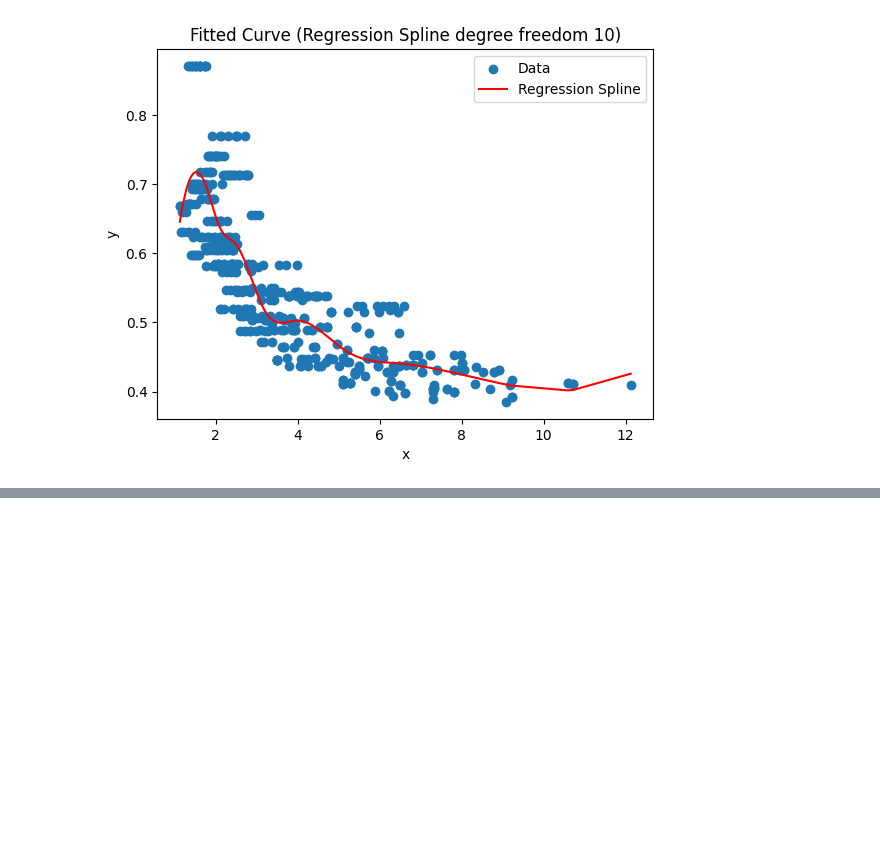
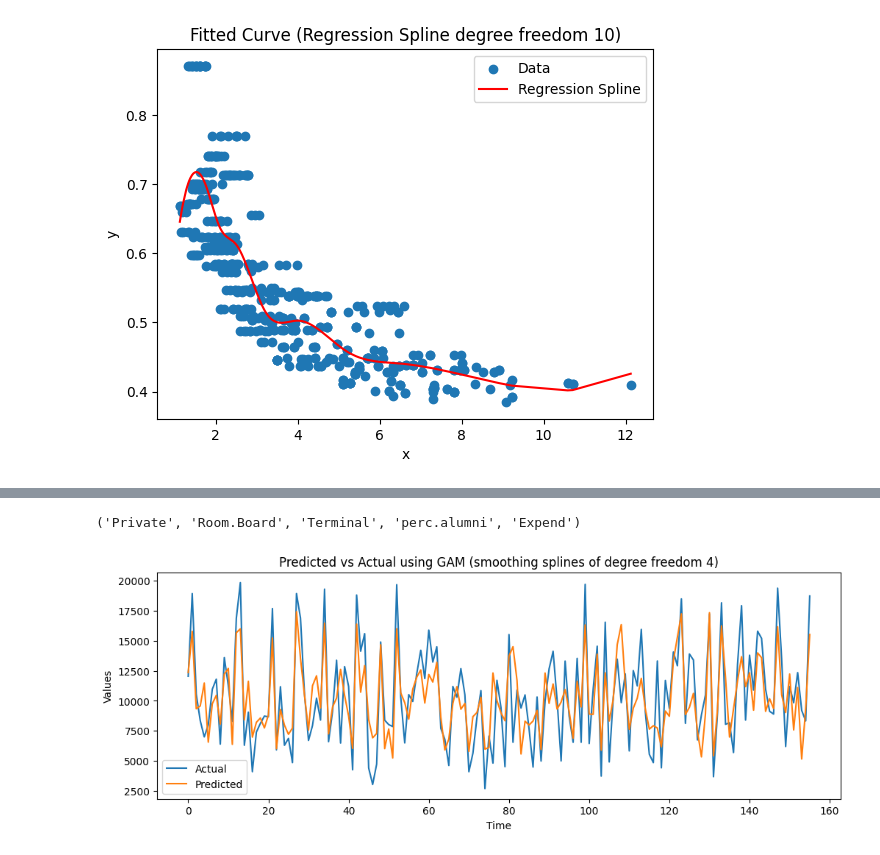
Before and after one commit to QuanPham19/statistical-modeling, a Jupyter notebook: 7-2-practice.ipynb, the cells around one changed output, grey strips where cells are left out. Drawn from its saved outputs; the diff is of its cells as text; code cells hidden in the pictures; blank space fills up the shorter version.

```diff
--- a/7-2-practice.ipynb
+++ b/7-2-practice.ipynb
@@ -232,0 +298,3 @@ plt.show()
+# %%
+College = load_data('College')
+College.head()
@@ -232,0 +308,36 @@ plt.show()
+# %%
+X = College.drop(columns='Outstate')
+X['Private'] = X['Private'].map({'Yes': 1, 'No': 0})
+X = sm.add_constant(X)
+y = College['Outstate']
+
+X_train, X_test, y_train, y_test = train_test_split(X, y, test_size=0.2, random_state=0)
+
+sfs = SequentialFeatureSelector(
+    LinearRegression(),
+    k_features=5,
+    forward=True,
+    scoring='neg_mean_squared_error',
+    cv=None
+    )
+selected_features = sfs.fit(X_train, y_train)
+selected_features.k_feature_names_
+# %% [output]
+('Private', 'Room.Board', 'Terminal', 'perc.alumni', 'Expend')
+# %%
+feature_list = list(selected_features.k_feature_names_)
+X_train, X_test = X_train[feature_list], X_test[feature_list]
+
+gam = LinearGAM(s_gam(4)).fit(X_train, y_train)
+y_pred = gam.predict(X_test)
+# %%
+plt.figure(figsize=(12, 4))
+plt.plot(y_test.values, label='Actual')
+plt.plot(y_pred, label='Predicted')
+plt.legend()
+plt.xlabel('Time')
+plt.ylabel('Values')
+plt.title('Predicted vs Actual using GAM (smoothing splines of degree freedom 4)')
+plt.show()
+# %% [output]
+[figure, added]
```
Also changed, not shown: parts of 9 cells of this notebook.
